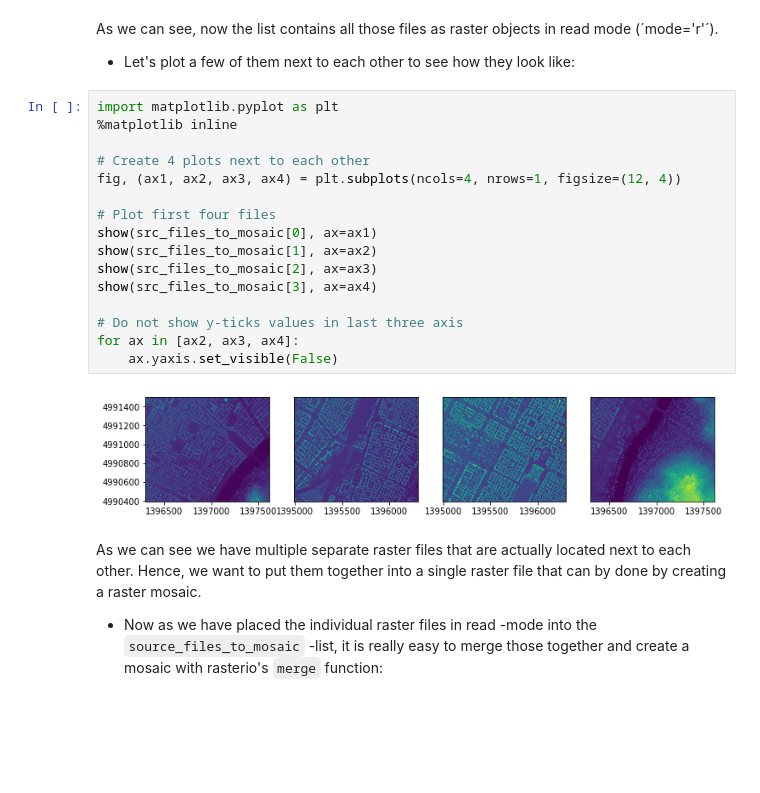
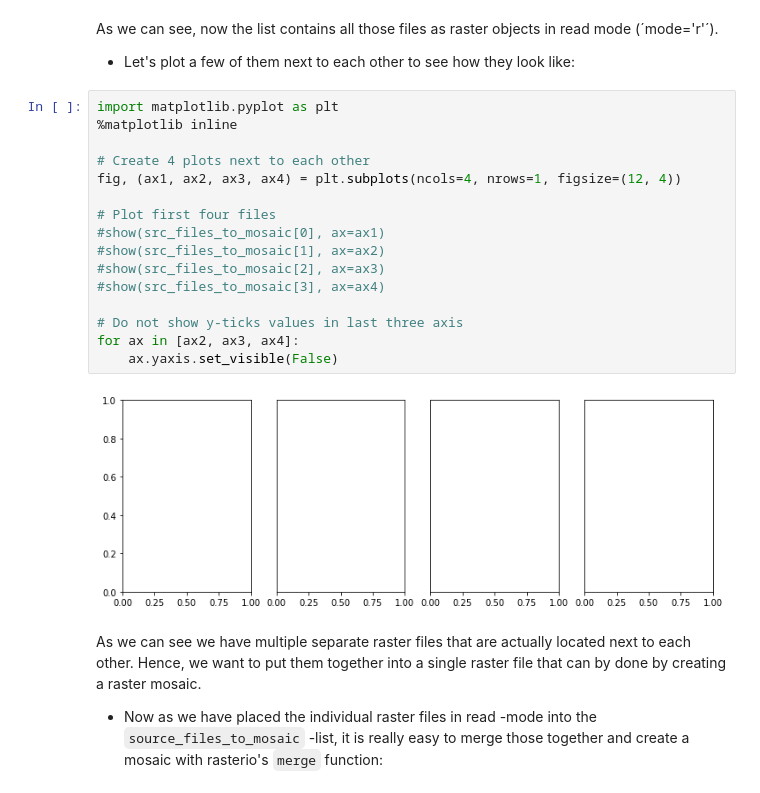
Before and after one commit to OrlandoMatteo/DistrictVP, a Jupyter notebook: 10-Raster-data.ipynb, the cells around one changed output. Cells and saved outputs as stored; diff of their text form; blank space fills up the shorter version.

```diff
--- a/10-Raster-data.ipynb
+++ b/10-Raster-data.ipynb
@@ -326,21 +326,21 @@ As we can see, now the list contains all those files as raster objects in read m
 # %%
 import matplotlib.pyplot as plt
 %matplotlib inline
 
 # Create 4 plots next to each other
 fig, (ax1, ax2, ax3, ax4) = plt.subplots(ncols=4, nrows=1, figsize=(12, 4))
 
 # Plot first four files
-show(src_files_to_mosaic[0], ax=ax1)
-show(src_files_to_mosaic[1], ax=ax2)
-show(src_files_to_mosaic[2], ax=ax3)
-show(src_files_to_mosaic[3], ax=ax4)
+#show(src_files_to_mosaic[0], ax=ax1)
+#show(src_files_to_mosaic[1], ax=ax2)
+#show(src_files_to_mosaic[2], ax=ax3)
+#show(src_files_to_mosaic[3], ax=ax4)
 
 # Do not show y-ticks values in last three axis
 for ax in [ax2, ax3, ax4]:
     ax.yaxis.set_visible(False)
 # %% [output]
-[figure, old version]
+[figure, new version]
 # %% [markdown]
 As we can see we have multiple separate raster files that are actually located next to each other. Hence, we want to put them together into a single raster file that can by done by creating a raster mosaic.
 
```
Also changed, not shown: parts of 35 cells of this notebook.
